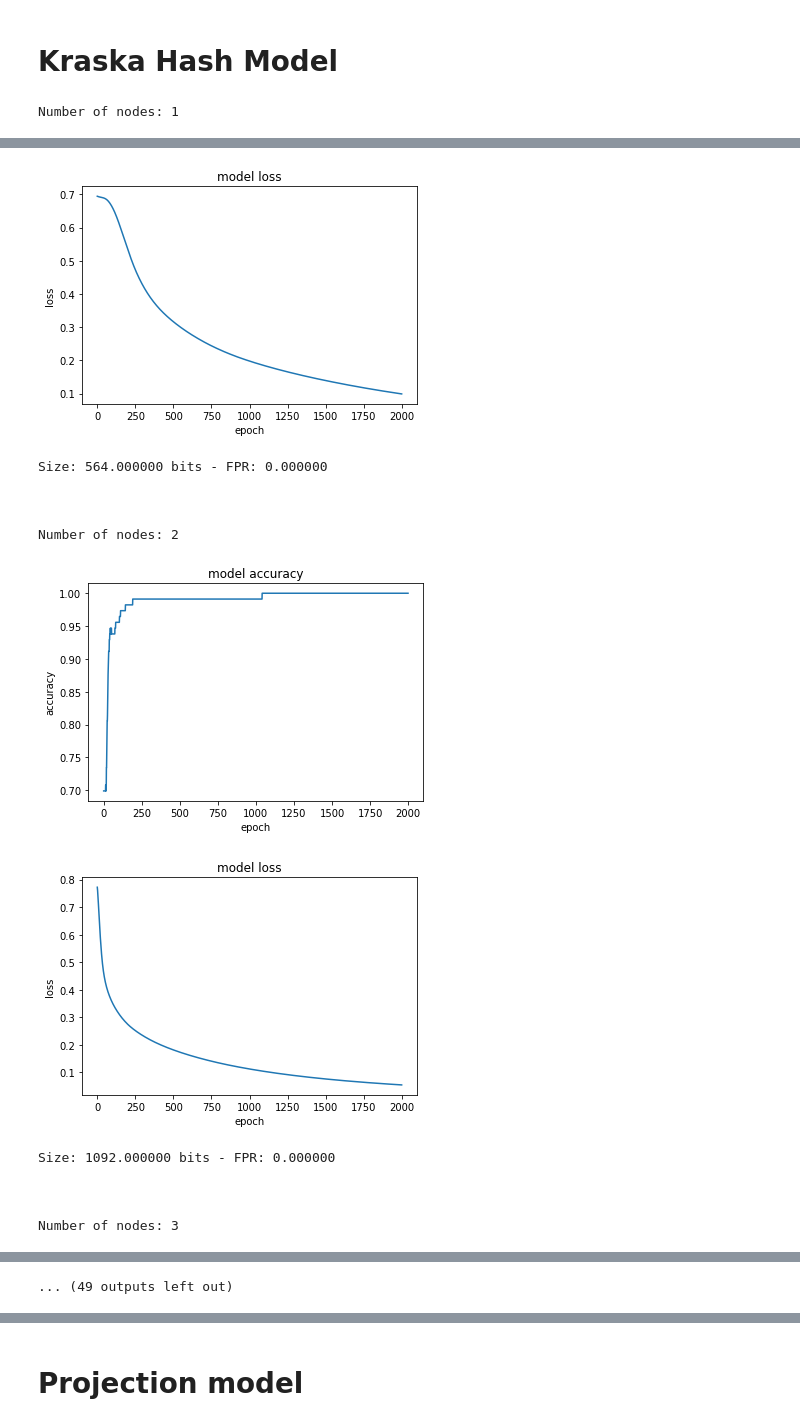
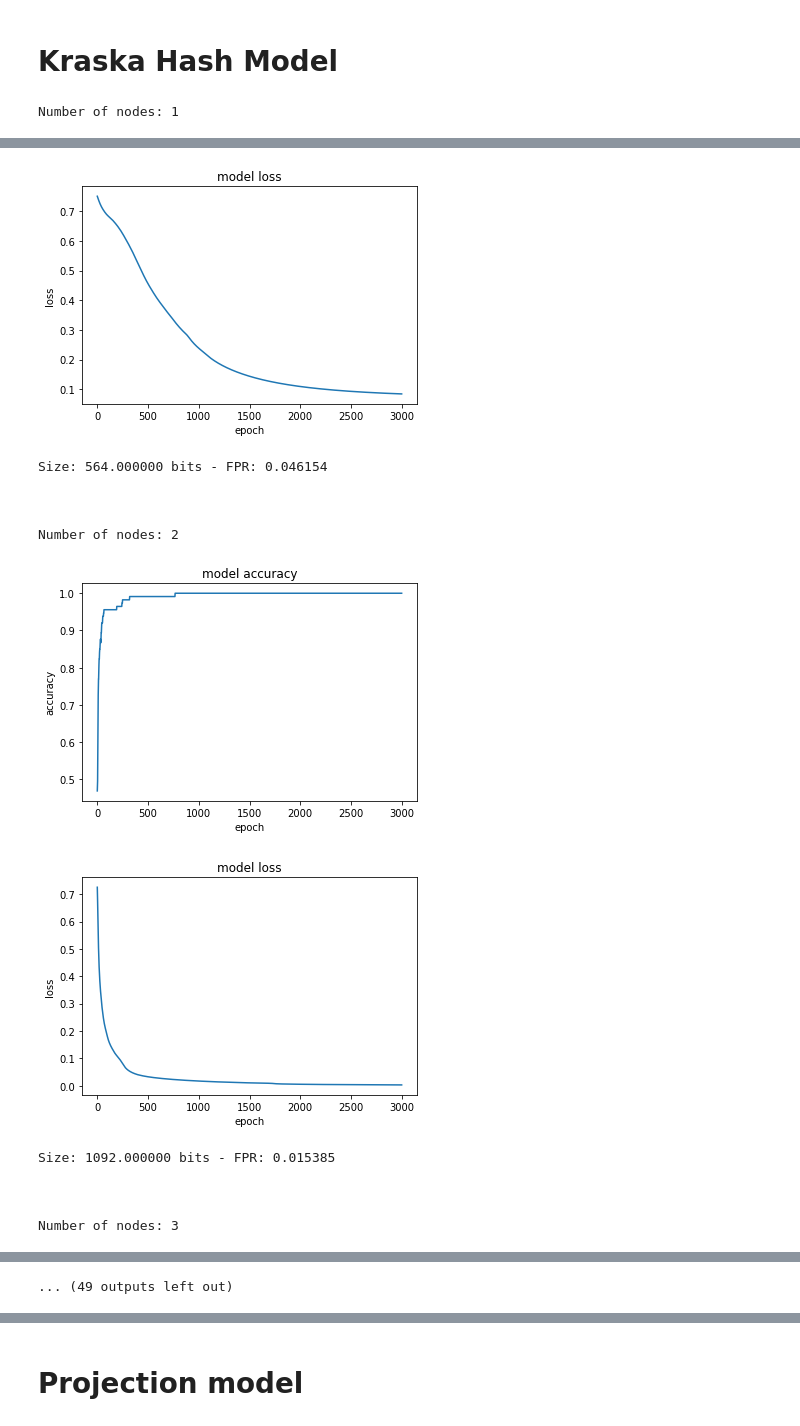
Before and after one commit to borthakur/Learned-Bloom-Filters, a Jupyter notebook: Wine_Dataset.ipynb, the cells around one changed output, grey strips where cells are left out. Cells and saved outputs as stored; diff of their text form; code cells hidden in the pictures.

```diff
--- a/Wine_Dataset.ipynb
+++ b/Wine_Dataset.ipynb
@@ -68,3 +65,6 @@ size_values = []
+# %%
+fpr_values_kraska = []
+size_values_kraska = []
 # %% [markdown]
 # Kraska Hash Model
 # %%
@@ -182,6 +182,6 @@ def get_data_points_Kraska(x_train,y_train,x_test,y_test,init_size,diff,num,epoc
         fpr_values_kraska += [fpr]
         size_values_kraska += [net_size]
 # %%
-get_data_points_Kraska(x_train,y_train,x_test,y_test,1,1,20,2000,fpr_values,size_values)
+get_data_points_Kraska(x_train,y_train,x_test,y_test,1,1,20,3000,fpr_values_kraska,size_values_kraska)
 # %% [output]
 Number of nodes: 1
@@ -189,12 +189,12 @@ Number of nodes: 1
-[figure, old version]
+[figure, new version]
-Size: 564.000000 bits - FPR: 0.000000
+Size: 564.000000 bits - FPR: 0.046154
 
 
 
 Number of nodes: 2
-[figure, old version]
+[figure, new version]
-[figure, old version]
+[figure, new version]
-Size: 1092.000000 bits - FPR: 0.000000
+Size: 1092.000000 bits - FPR: 0.015385
 
 
 
```
Also changed, not shown: parts of 9 cells of this notebook.
